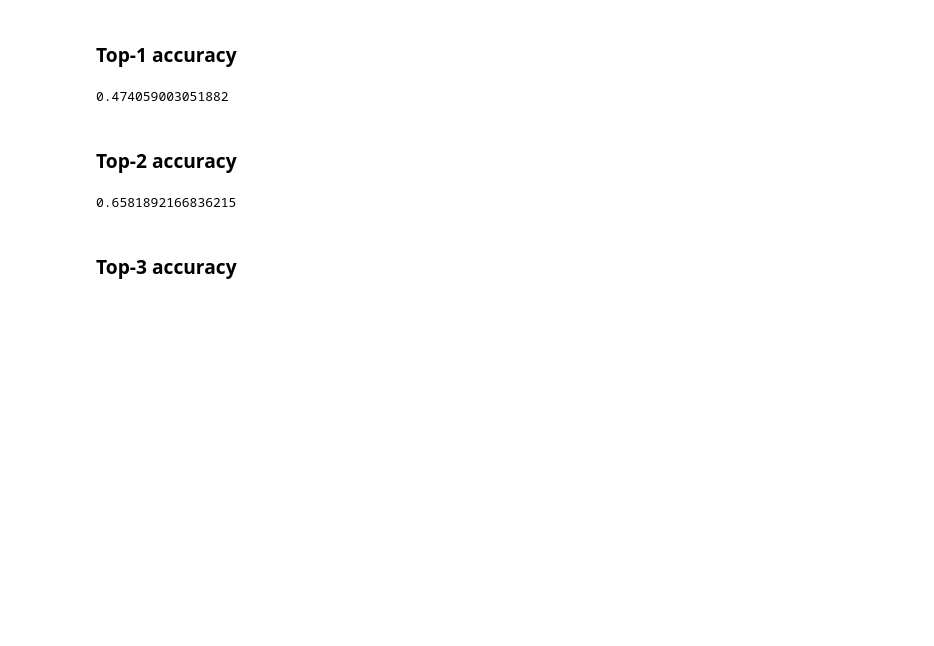
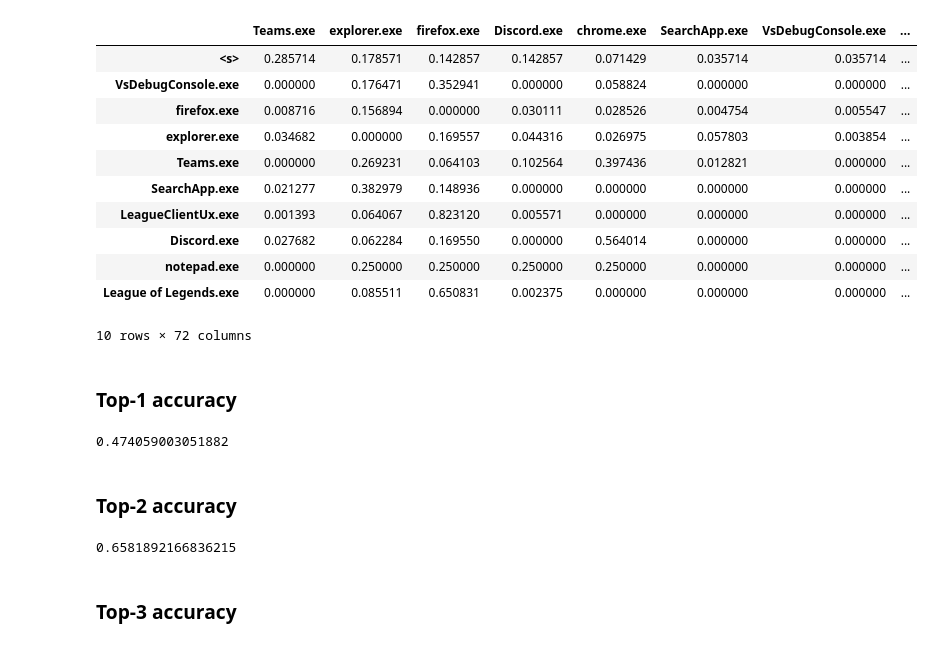
Before and after one commit to ym820/foreground_window_forcast, a Jupyter notebook: notebooks/HMM_eval.ipynb, the cells around one changed output. Saved outputs shown, nothing was run; the diff lists cells and outputs as text; code cells hidden in the pictures; blank space fills up the shorter version.

```diff
--- a/notebooks/HMM_eval.ipynb
+++ b/notebooks/HMM_eval.ipynb
@@ -4,7 +4,7 @@ os.chdir('..')
 from src.model.HMM.HMM import HMM
 from src.model.HMM.data import train_test_split, get_dataset
 # %%
-exe_path = 'data/processed/exe.csv'
+exe_path = '/Users/yikaimao/Desktop/DSC_180B/Intel-capstone/data/processed/exe.csv'
 X, y = get_dataset(exe_path)
 X_train, y_train, X_test, y_test = train_test_split(X, y)
 model = HMM()
@@ -12,3 +32,20 @@ model.fit(X_train, y_train)
+# %%
+import pandas as pd
+transition = pd.DataFrame(model.transition_matrix).T
+transition.head(10)
+# %% [output]
+|  | Teams.exe | explorer.exe | firefox.exe | Discord.exe | chrome.exe | SearchApp.exe | VsDebugConsole.exe | ... |
+| <s> | 0.285714 | 0.178571 | 0.142857 | 0.142857 | 0.071429 | 0.035714 | 0.035714 | ... |
+| VsDebugConsole.exe | 0.000000 | 0.176471 | 0.352941 | 0.000000 | 0.058824 | 0.000000 | 0.000000 | ... |
+| firefox.exe | 0.008716 | 0.156894 | 0.000000 | 0.030111 | 0.028526 | 0.004754 | 0.005547 | ... |
+| explorer.exe | 0.034682 | 0.000000 | 0.169557 | 0.044316 | 0.026975 | 0.057803 | 0.003854 | ... |
+| Teams.exe | 0.000000 | 0.269231 | 0.064103 | 0.102564 | 0.397436 | 0.012821 | 0.000000 | ... |
+| SearchApp.exe | 0.021277 | 0.382979 | 0.148936 | 0.000000 | 0.000000 | 0.000000 | 0.000000 | ... |
+| LeagueClientUx.exe | 0.001393 | 0.064067 | 0.823120 | 0.005571 | 0.000000 | 0.000000 | 0.000000 | ... |
+| Discord.exe | 0.027682 | 0.062284 | 0.169550 | 0.000000 | 0.564014 | 0.000000 | 0.000000 | ... |
+| notepad.exe | 0.000000 | 0.250000 | 0.250000 | 0.250000 | 0.250000 | 0.000000 | 0.000000 | ... |
+| League of Legends.exe | 0.000000 | 0.085511 | 0.650831 | 0.002375 | 0.000000 | 0.000000 | 0.000000 | ... |
+10 rows × 72 columns
 # %% [markdown]
 ### Top-1 accuracy
 # %%
```
Also changed, not shown: parts of 1 cell of this notebook, 52 other files.
